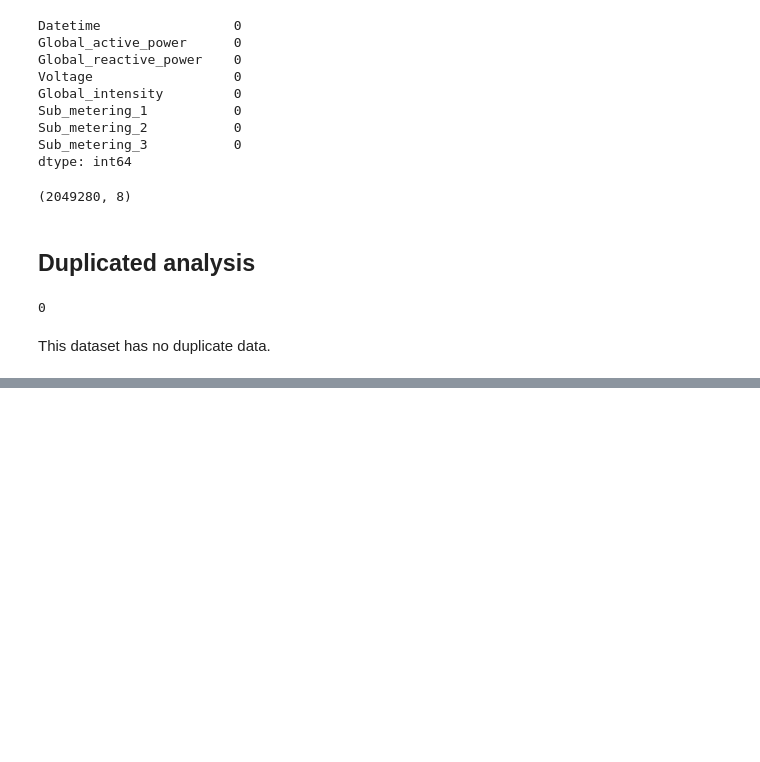
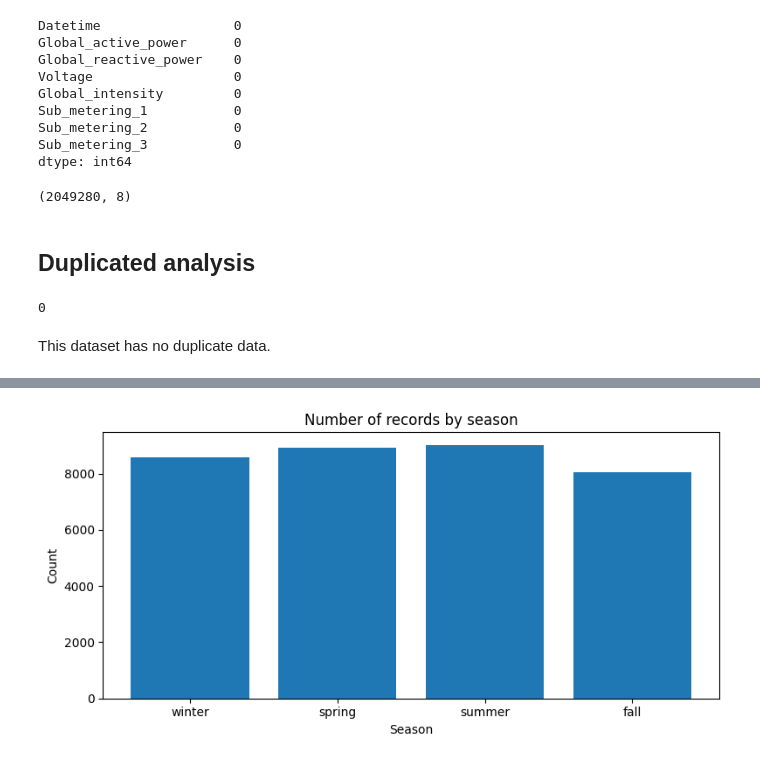
Before and after one commit to alvaroterroso/household-energy-consumption-prediction, a Jupyter notebook: hecp.ipynb, the cells around one changed output, grey strips where cells are left out. Cells and saved outputs as stored; diff of their text form; code cells hidden in the pictures; blank space fills up the shorter version.

```diff
--- a/hecp.ipynb
+++ b/hecp.ipynb
@@ -152,0 +199,20 @@ This dataset has no duplicate data.
+# %%
+hourly_df["Datetime"] = pd.to_datetime(hourly_df["Datetime"])
+
+# create MM-DD format to compare using time intervals
+md = hourly_df["Datetime"].dt.strftime("%m-%d")
+
+hourly_df["season"] = np.select(
+    [
+        (md >= "03-20") & (md <= "06-20"),  # Spring
+        (md >= "06-21") & (md <= "09-22"),  # Summer
+        (md >= "09-23") & (md <= "12-20"),  # Fall
+    ],
+    ["spring", "summer", "fall"],
+    default="winter"
+)
+
+# is_weekend
+hourly_df["is_weekend"] = (hourly_df["Datetime"].dt.dayofweek >= 5).astype(int)
+
+hourly_df.head(10)
@@ -152,0 +231,21 @@ This dataset has no duplicate data.
+# %%
+# Histogram / bar chart: records por estação
+season_order = ["winter", "spring", "summer", "fall"]
+
+season_counts = (
+    hourly_df["season"]
+    .astype(str)
+    .value_counts()
+    .reindex(season_order)
+    .fillna(0)
+)
+
+plt.figure(figsize=(8, 4))
+plt.bar(season_counts.index, season_counts.values)
+plt.title("Number of records by season")
+plt.xlabel("Season")
+plt.ylabel("Count")
+plt.tight_layout()
+plt.show()
+# %% [output]
+[figure, added]
```
Also changed, not shown: parts of 14 cells of this notebook.
